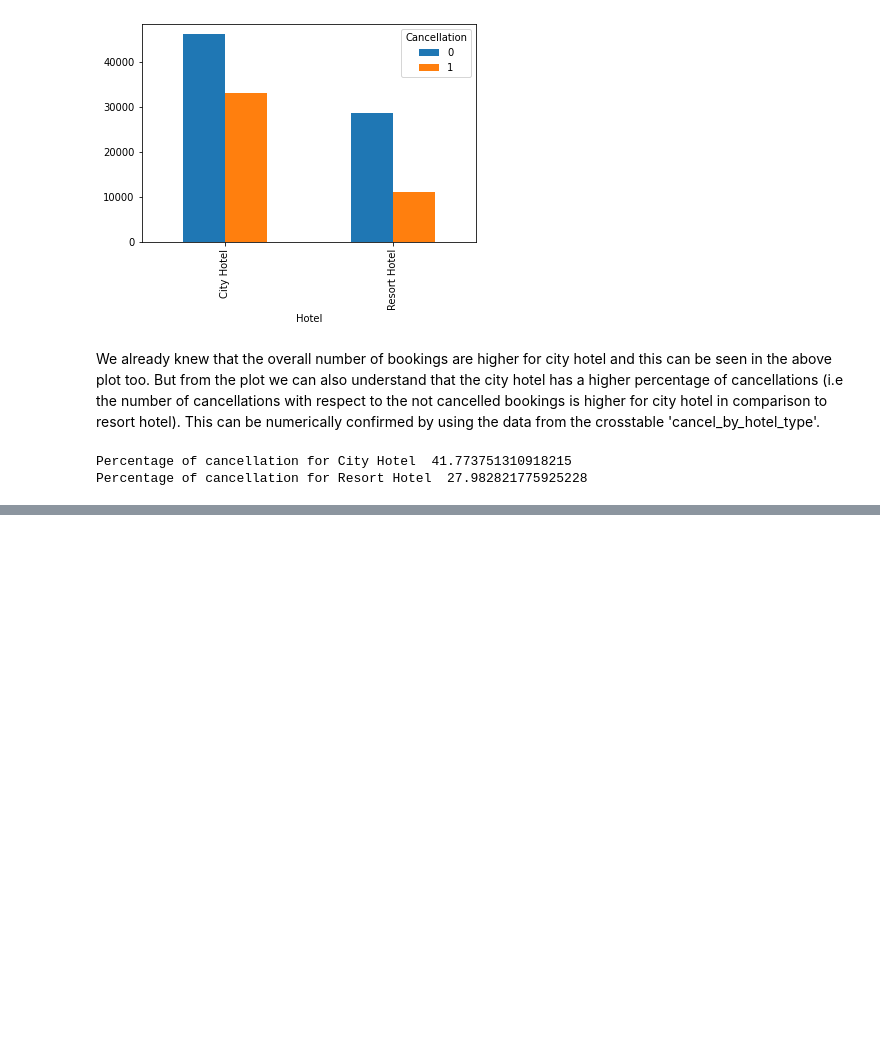
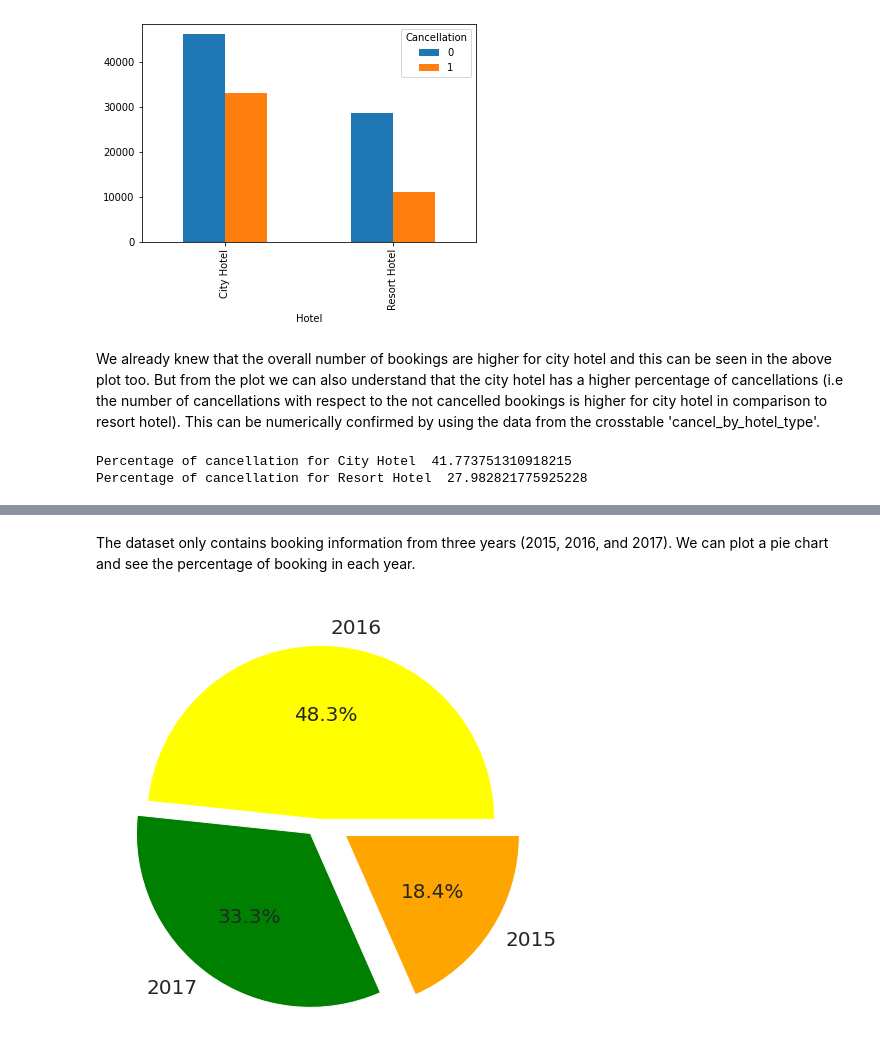
Before and after one commit to ParvezMakandar/Hotel-Booking-Analysis, a Jupyter notebook: Hotel_Booking_Analysis_Capstone_Project.ipynb, the cells around one changed output, grey strips where cells are left out. Cells and saved outputs as stored; diff of their text form; code cells hidden in the pictures; blank space fills up the shorter version.

```diff
--- a/Hotel_Booking_Analysis_Capstone_Project.ipynb
+++ b/Hotel_Booking_Analysis_Capstone_Project.ipynb
@@ -304,0 +339,12 @@ Percentage of cancellation for Resort Hotel  27.982821775925228
+# %% [markdown]
+The dataset only contains booking information from three years (2015, 2016, and 2017). We can plot a pie chart and see the percentage of booking in each year.
+# %%
+labels = hotel_checked_in_df['arrival_date_year'].value_counts().index.tolist()
+sizes = hotel_checked_in_df['arrival_date_year'].value_counts().tolist()
+explode = (0, 0.1, 0.17)
+colors = ['yellow', 'green', 'orange']
+
+plt.pie(sizes, explode=explode, labels=labels, colors=colors, autopct='%1.1f%%',startangle =0, textprops={'fontsize': 20},radius=1)
+plt.show()
+# %% [output]
+[figure, added]
```
Also changed, not shown: parts of 41 cells of this notebook.
